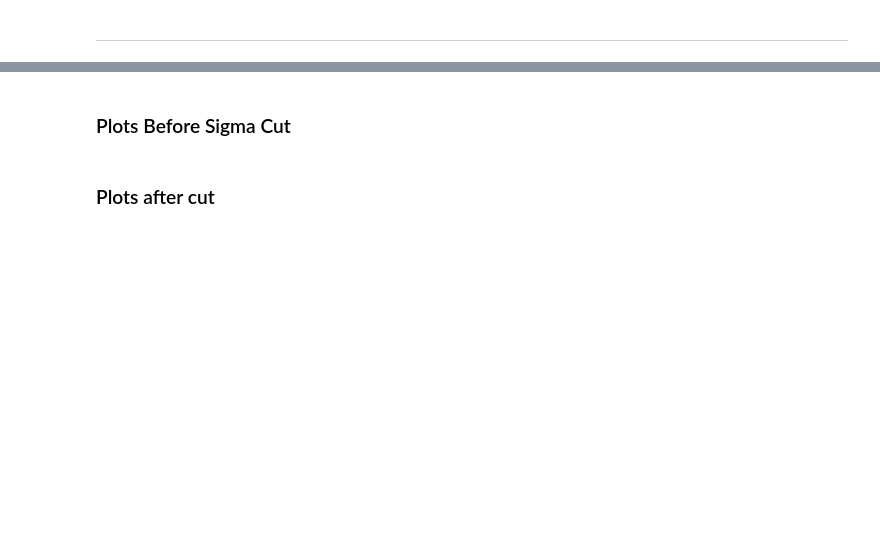
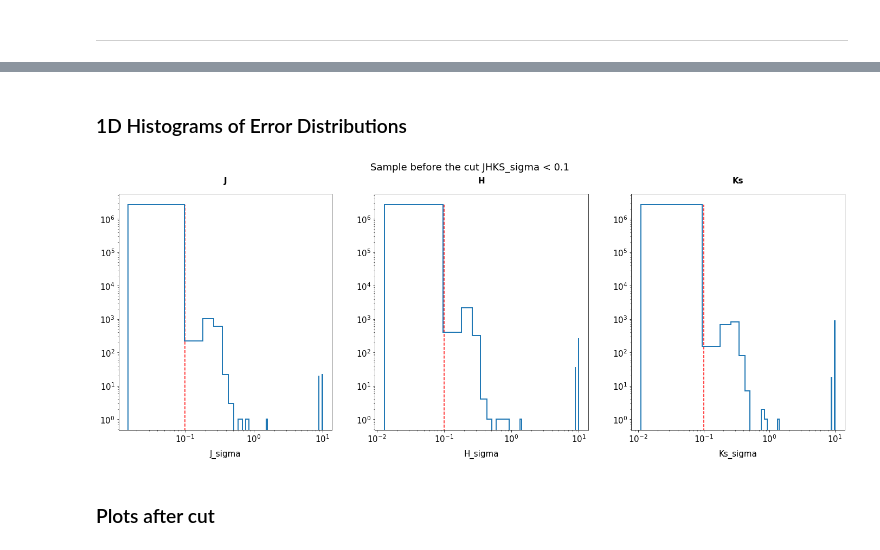
Before and after one commit to HEP-KBFI/gaia-tools, a Jupyter notebook: jupyter-notebook/Crossmatching_Fouesnau.ipynb, the cells around one changed output, grey strips where cells are left out. Cells and saved outputs as stored; diff of their text form; code cells hidden in the pictures; blank space fills up the shorter version.

```diff
--- a/jupyter-notebook/Crossmatching_Fouesnau.ipynb
+++ b/jupyter-notebook/Crossmatching_Fouesnau.ipynb
@@ -525,61 +473,35 @@ fig_name = 'color_index_vs_H_NOCUT'
-# %%
-x_values = (cut_sample.J_p50 - cut_sample.Ks_p50).values
-y_values = cut_sample.H_p50.values
-
-# definitions for the axes
-left, width = 0.1, 0.65
-bottom, height = 0.1, 0.65
-spacing = 0.005
-
-rect_scatter = [left, bottom, width, height]
-rect_histx = [left, bottom + height + spacing, width, 0.2]
-rect_histy = [left + width + spacing, bottom, 0.2, height]
-
-# start with a square Figure
-fig = plt.figure(figsize=(8, 8))
-ax = fig.add_axes(rect_scatter)
-ax_histx = fig.add_axes(rect_histx, sharex=ax)
-ax_histy = fig.add_axes(rect_histy, sharey=ax)
-
-# use the previously defined function
-scatter_hist(x_values,y_values, ax, ax_histx, ax_histy, -1, 3, -12, 11)
-plt.title("Extinction \nCorrected \nPhotometry", fontdict={'fontsize' : 15})
-#plt.show()
-
-fig_name = 'color_index_vs_H_NOCUT'
-#plt.savefig('/home/sven/repos/gaia-tools/out/fouesnau_plots/' + fig_name +'.png', dpi=300, facecolor='white')
-# %% [markdown]
-### Plots Before Sigma Cut
+# %% [markdown]
+### 1D Histograms of Error Distributions
 # %%
 cut_sample = crossmatched_tmass_data[((crossmatched_tmass_data.J_p50 - crossmatched_tmass_data.Ks_p50) > 0.5) & ((crossmatched_tmass_data.J_p50 - crossmatched_tmass_data.Ks_p50) < 1.1)]
 #cut_sample = cut_sample[(cut_sample.J_sigma < 0.1) & (cut_sample.Ks_sigma < 0.1) & (cut_sample.H_sigma < 0.1)]
 #cut_sample =  cut_sample[crossmatched_tmass_data.is_qual_true == True]
 
 from matplotlib import colors
 plt.rc('text', usetex=False)
 
 filters_fouesnau = ['J', 'H', 'Ks']
-
 fig, axs = plt.subplots(nrows=1, ncols=3, figsize = (24,8))
 
 for i, filter in enumerate(filters_fouesnau):
-
-    x_values = cut_sample[filters_fouesnau[i]].values
     y_values = cut_sample[filters_fouesnau[i]+'_sigma'].values
 
-    axs[i].hist(y_values, bins=30, histtype='step', density=False, lw=2)
+    h = axs[i].hist(y_values, bins=120, histtype='step', density=False, lw=2)
     #cb = fig.colorbar(h[3], ax=axs[i], pad=0.02)
 
     axs[i].set_xlabel(filters_fouesnau[i]+'_sigma', fontdict={'fontsize': 15}, labelpad=10)
-
+    axs[i].set_xscale('log')
     axs[i].set_yscale('log')
     axs[i].tick_params(axis='both', which='major', labelsize=15)
     axs[i].set_title('{}'.format(filters_fouesnau[i]), fontdict={'fontsize': 15}, pad=20, fontweight='bold')
+    axs[i].vlines(0.1, 0, np.max(h[0]), colors='red', linestyles = '--')
 
 fig.suptitle('Sample before the cut JHKS_sigma < 0.1', fontsize=18)
 
 fig_name = 'JHKs_sigma_hist_NO_QUAL_CUT'
-plt.savefig('/home/sven/repos/gaia-tools/out/fouesnau_plots/error_plots/' + fig_name +'.png', dpi=300, bbox_inches='tight', facecolor='white')
+#plt.savefig('/home/sven/repos/gaia-tools/out/fouesnau_plots/error_plots/' + fig_name +'.png', dpi=300, bbox_inches='tight', facecolor='white')
+# %% [output]
+[figure, added]
 # %% [markdown]
 ### Plots after cut
 # %%
```
Also changed, not shown: parts of 40 cells of this notebook.
